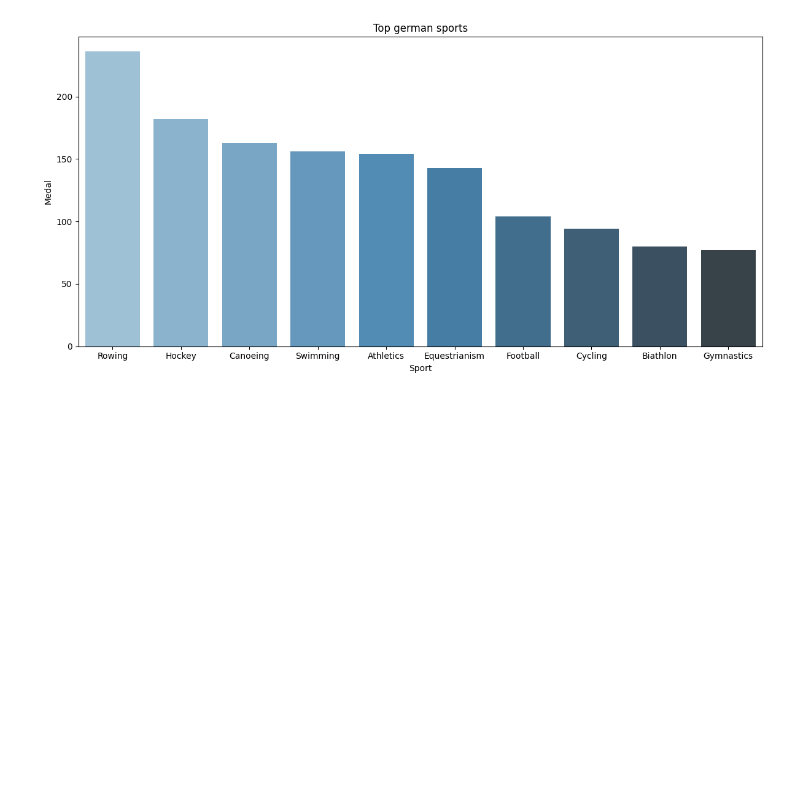
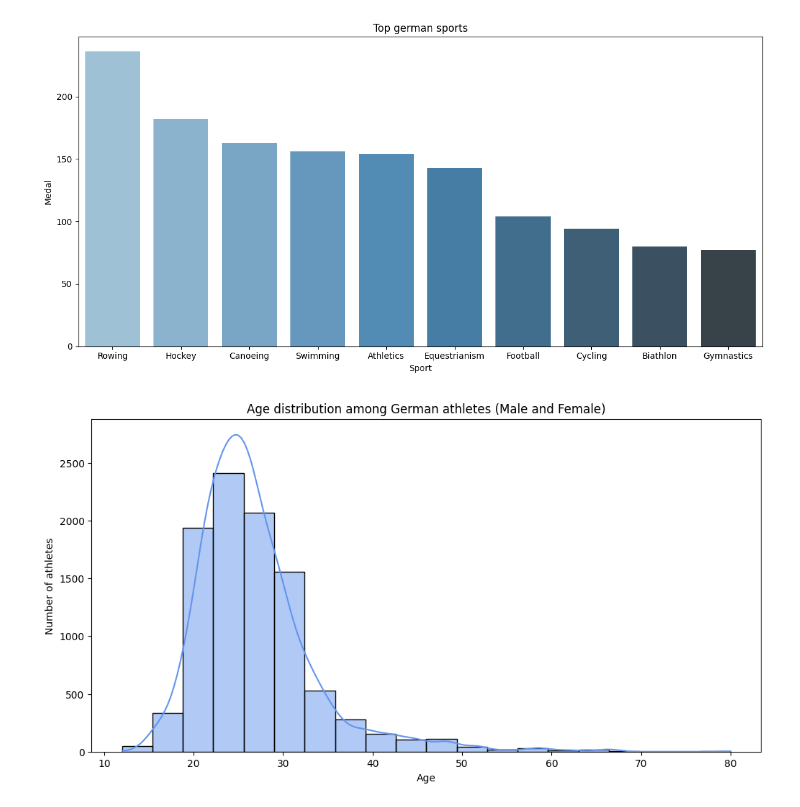
Before and after one commit to SebastianPetersson/Project_OS, a Jupyter notebook: Projekt_OS_Tyskland.ipynb, the cells around one changed output. Saved outputs shown, nothing was run; the diff lists cells and outputs as text; code cells hidden in the pictures; blank space fills up the shorter version.

```diff
--- a/Projekt_OS_Tyskland.ipynb
+++ b/Projekt_OS_Tyskland.ipynb
@@ -1,5 +1,13 @@
 # %% [markdown]
 # GERMANY - Uppgift 1
+# %%
+import pandas as pd
+import matplotlib.pyplot as plt
+import seaborn as sns
+import hashlib
+
+olympics = pd.read_csv('athlete_events.csv')
+noc = pd.read_csv('noc_regions.csv')
 # %%
 germany = olympics[olympics['NOC'] == 'GER'].copy()
 
@@ -27,3 +35,14 @@ plt.title('Top german sports')
 plt.tight_layout()
 # %% [output]
 [figure]
+# %%
+germany_age = germany[germany['Age'].notna()]
+
+plt.figure(figsize=(12,6))
+sns.histplot(data=germany_age, x='Age', bins=20, kde=True, color='cornflowerblue')
+plt.title('Age distribution among German athletes (Male and Female)')
+plt.xlabel('Age')
+plt.ylabel('Number of athletes')
+plt.show()
+# %% [output]
+[figure, added]
```
Also changed, not shown: parts of 1 cell of this notebook.
